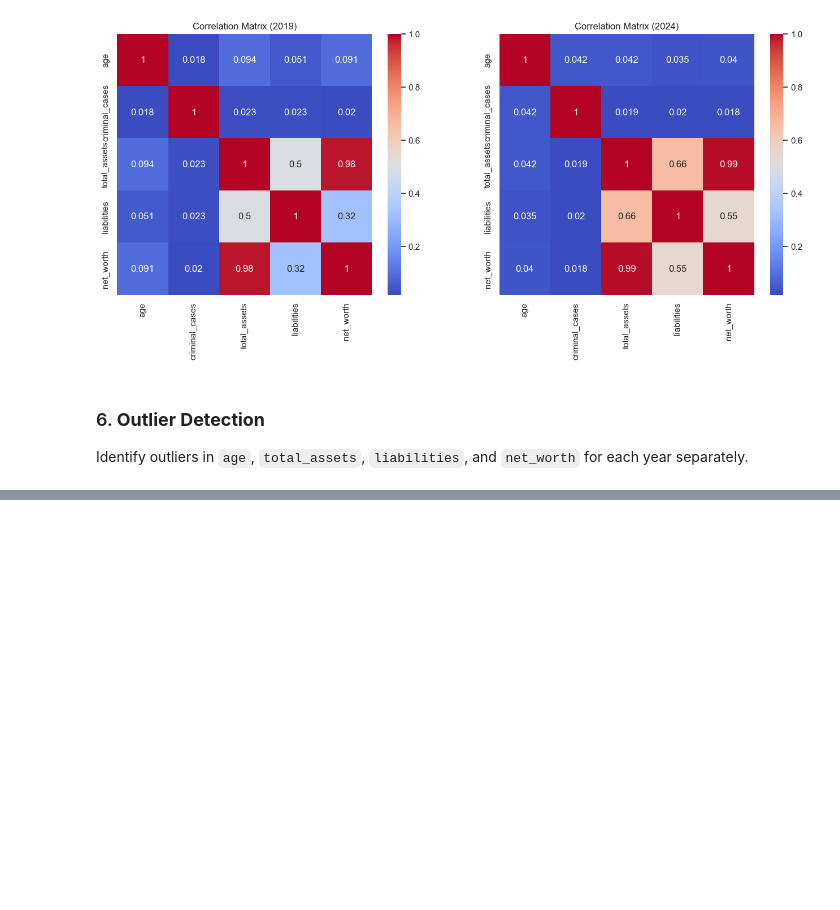
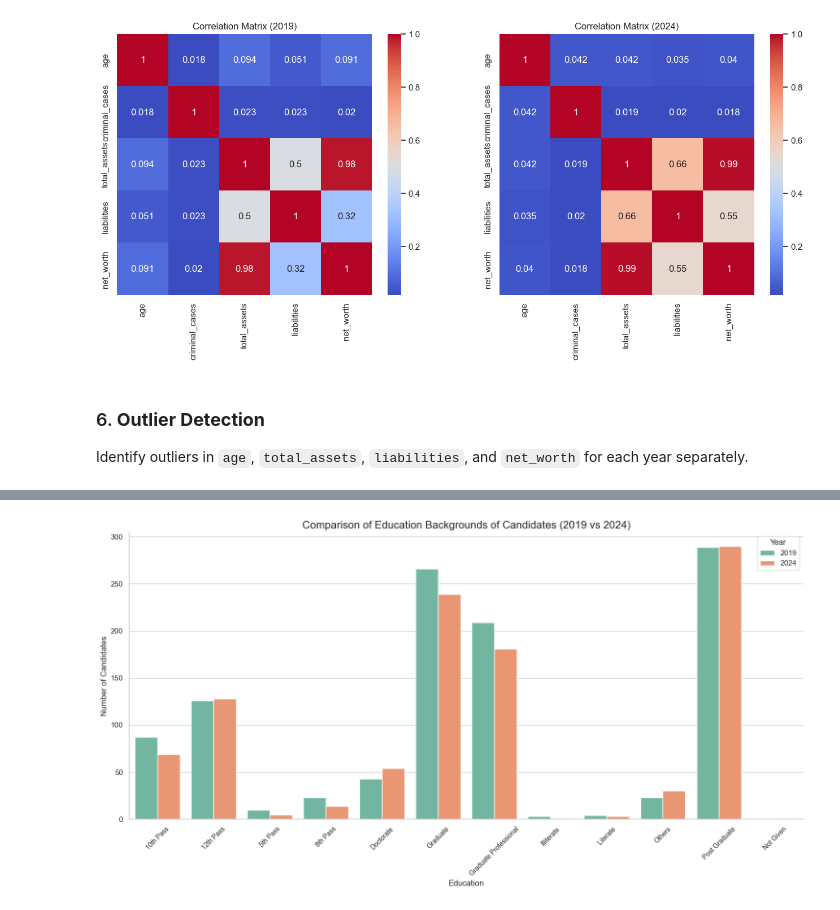
Before and after one commit to ujjwaltyagi2000/manthan, a Jupyter notebook: notebooks/5-eda.ipynb, the cells around one changed output, grey strips where cells are left out. Cells and saved outputs as stored; diff of their text form; code cells hidden in the pictures; blank space fills up the shorter version.

```diff
--- a/notebooks/5-eda.ipynb
+++ b/notebooks/5-eda.ipynb
@@ -1453,0 +1622,32 @@ Passing `palette` without assigning `hue` is deprecated and will be removed in v
+# %%
+data = top_parties_df.groupby(['education', 'year']).size().reset_index(name='Number of Candidates')
+
+# Sort education categories for consistent x-axis order
+education_order = data['education'].value_counts().index
+data['education'] = pd.Categorical(data['education'], categories=education_order, ordered=True)
+
+# Initialize the figure
+plt.figure(figsize=(15, 8))
+
+# Plot data for 2019
+sns.barplot(
+    x='education',
+    y='Number of Candidates',
+    hue='year',
+    data=data,
+    palette="Set2"  # Use a different color scheme
+)
+
+# Customizing the chart
+plt.title('Comparison of Education Backgrounds of Candidates (2019 vs 2024)', fontsize=16)
+plt.xlabel('Education', fontsize=12)
+plt.ylabel('Number of Candidates', fontsize=12)
+plt.xticks(rotation=45, fontsize=10)
+plt.legend(title='Year', loc='upper right')
+sns.despine()
+
+# Show plot
+plt.tight_layout()
+plt.show()
+# %% [output]
+[figure, added]
```
Also changed, not shown: parts of 22 cells of this notebook.
